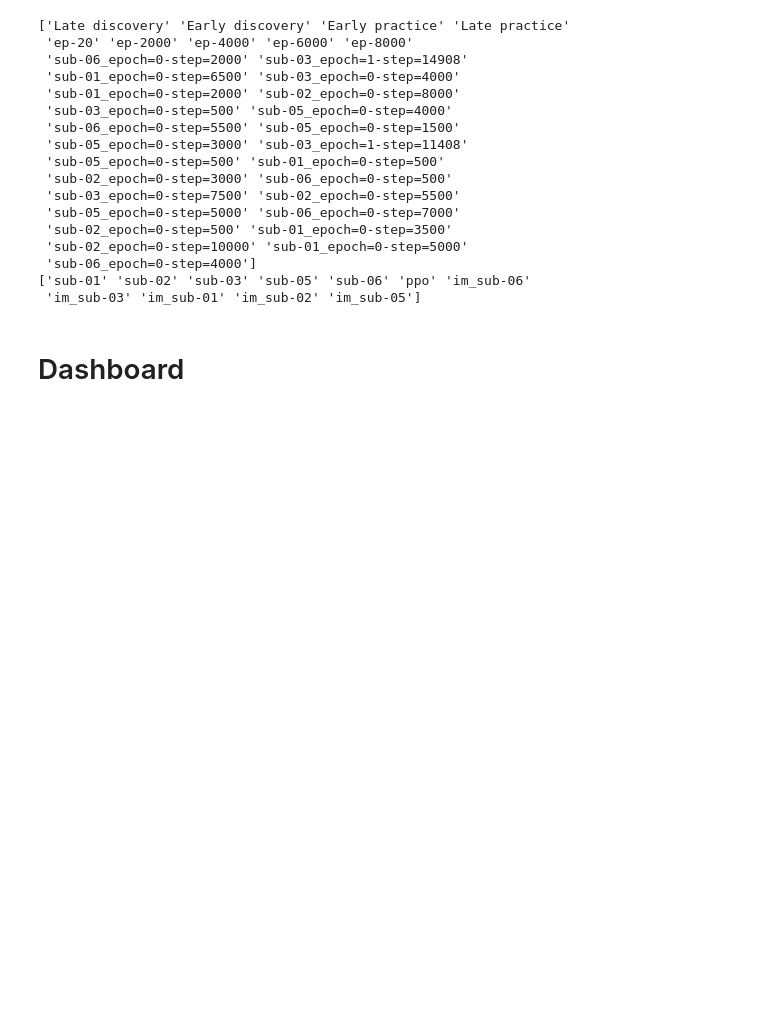
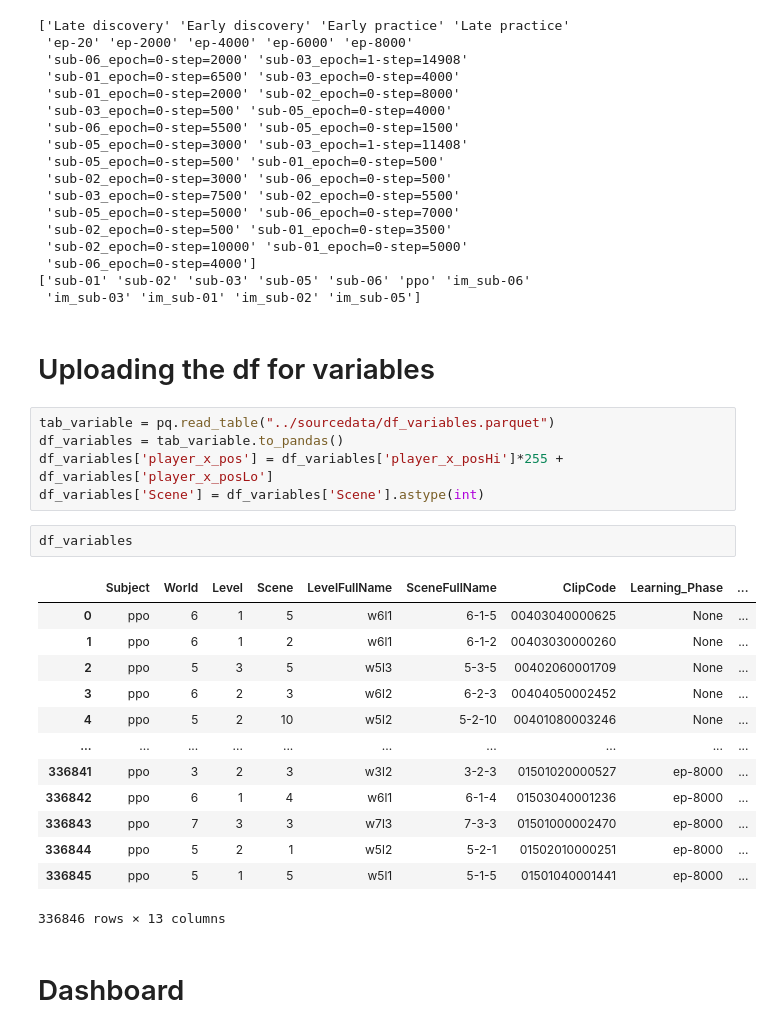
Before and after one commit to HugoDelhaye/select_scene, a Jupyter notebook: notebook/figure_exploratoin.ipynb, the cells around one changed output. Drawn from its saved outputs; the diff is of its cells as text; blank space fills up the shorter version.

```diff
--- a/notebook/figure_exploratoin.ipynb
+++ b/notebook/figure_exploratoin.ipynb
@@ -62,6 +62,29 @@ print(df['Subject'].unique())
  'sub-06_epoch=0-step=4000']
 ['sub-01' 'sub-02' 'sub-03' 'sub-05' 'sub-06' 'ppo' 'im_sub-06'
  'im_sub-03' 'im_sub-01' 'im_sub-02' 'im_sub-05']
+# %% [markdown]
+# Uploading the df for variables
+# %%
+tab_variable = pq.read_table("../sourcedata/df_variables.parquet")
+df_variables = tab_variable.to_pandas()
+df_variables['player_x_pos'] = df_variables['player_x_posHi']*255 + df_variables['player_x_posLo']
+df_variables['Scene'] = df_variables['Scene'].astype(int)
+# %%
+df_variables
+# %% [output]
+|  | Subject | World | Level | Scene | LevelFullName | SceneFullName | ClipCode | Learning_Phase | ... |
+| 0 | ppo | 6 | 1 | 5 | w6l1 | 6-1-5 | 00403040000625 | None | ... |
+| 1 | ppo | 6 | 1 | 2 | w6l1 | 6-1-2 | 00403030000260 | None | ... |
+| 2 | ppo | 5 | 3 | 5 | w5l3 | 5-3-5 | 00402060001709 | None | ... |
+| 3 | ppo | 6 | 2 | 3 | w6l2 | 6-2-3 | 00404050002452 | None | ... |
+| 4 | ppo | 5 | 2 | 10 | w5l2 | 5-2-10 | 00401080003246 | None | ... |
+| ... | ... | ... | ... | ... | ... | ... | ... | ... | ... |
+| 336841 | ppo | 3 | 2 | 3 | w3l2 | 3-2-3 | 01501020000527 | ep-8000 | ... |
+| 336842 | ppo | 6 | 1 | 4 | w6l1 | 6-1-4 | 01503040001236 | ep-8000 | ... |
+| 336843 | ppo | 7 | 3 | 3 | w7l3 | 7-3-3 | 01501000002470 | ep-8000 | ... |
+| 336844 | ppo | 5 | 2 | 1 | w5l2 | 5-2-1 | 01502010000251 | ep-8000 | ... |
+| 336845 | ppo | 5 | 1 | 5 | w5l1 | 5-1-5 | 01501040001441 | ep-8000 | ... |
+336846 rows × 13 columns
 # %% [markdown]
 # Dashboard
 # %%
```
Also changed, not shown: parts of 4 cells of this notebook, 2 other files.
